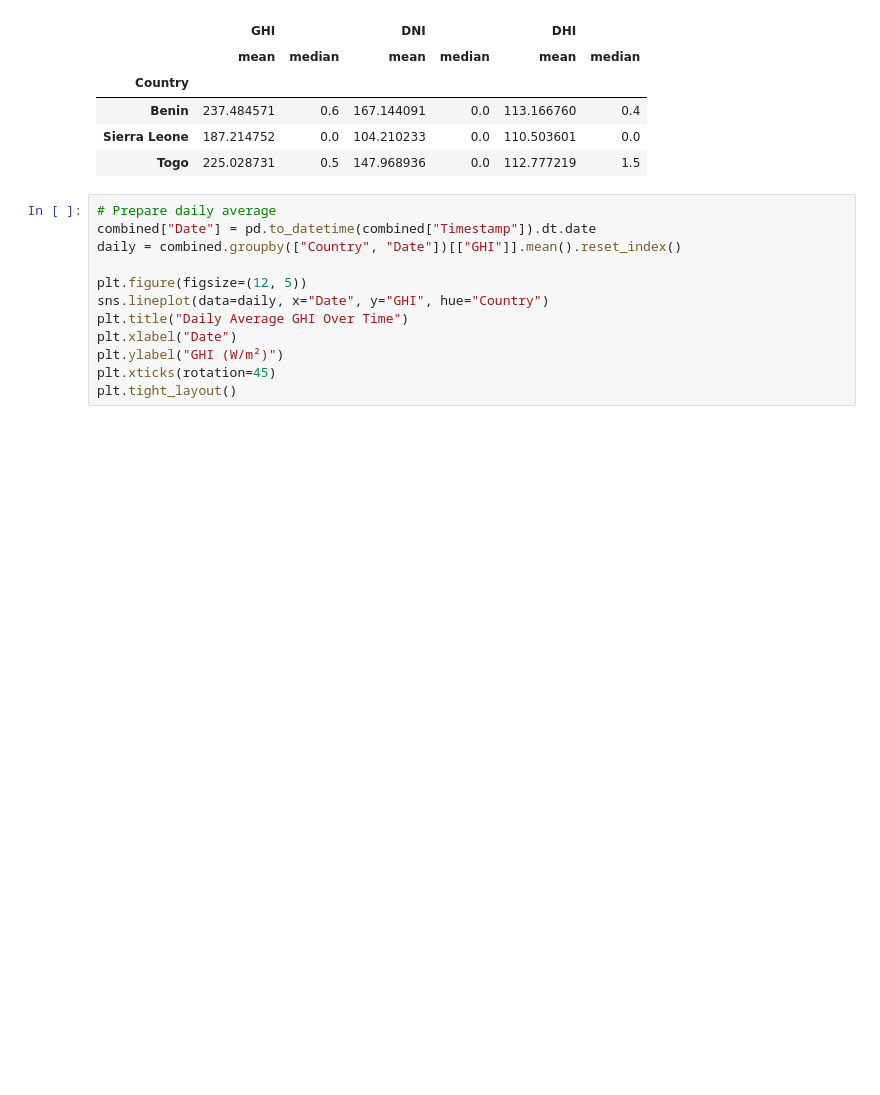
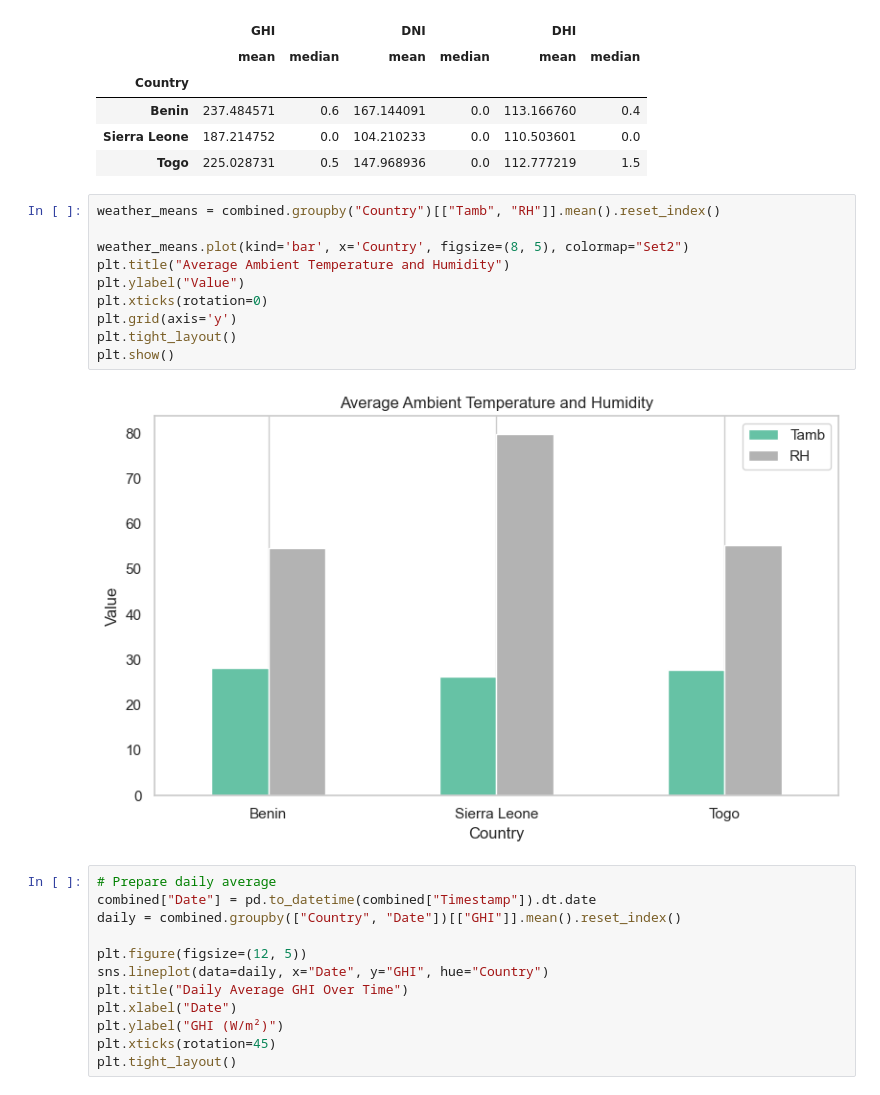
Before and after one commit to HTGit63/solar-challenge-week1, a Jupyter notebook: notebooks/compare_countries.ipynb, the cells around one changed output. Saved outputs shown, nothing was run; the diff lists cells and outputs as text; blank space fills up the shorter version.

Commit message:
Add cross-country comparison notebook

```diff
--- a/notebooks/compare_countries.ipynb
+++ b/notebooks/compare_countries.ipynb
@@ -53,6 +53,18 @@ summary
 | Benin | 237.484571 | 0.6 | 167.144091 | 0.0 | 113.166760 | 0.4 |
 | Sierra Leone | 187.214752 | 0.0 | 104.210233 | 0.0 | 110.503601 | 0.0 |
 | Togo | 225.028731 | 0.5 | 147.968936 | 0.0 | 112.777219 | 1.5 |
+# %%
+weather_means = combined.groupby("Country")[["Tamb", "RH"]].mean().reset_index()
+
+weather_means.plot(kind='bar', x='Country', figsize=(8, 5), colormap="Set2")
+plt.title("Average Ambient Temperature and Humidity")
+plt.ylabel("Value")
+plt.xticks(rotation=0)
+plt.grid(axis='y')
+plt.tight_layout()
+plt.show()
+# %% [output]
+[figure, added]
 # %%
 # Prepare daily average
 combined["Date"] = pd.to_datetime(combined["Timestamp"]).dt.date
```
